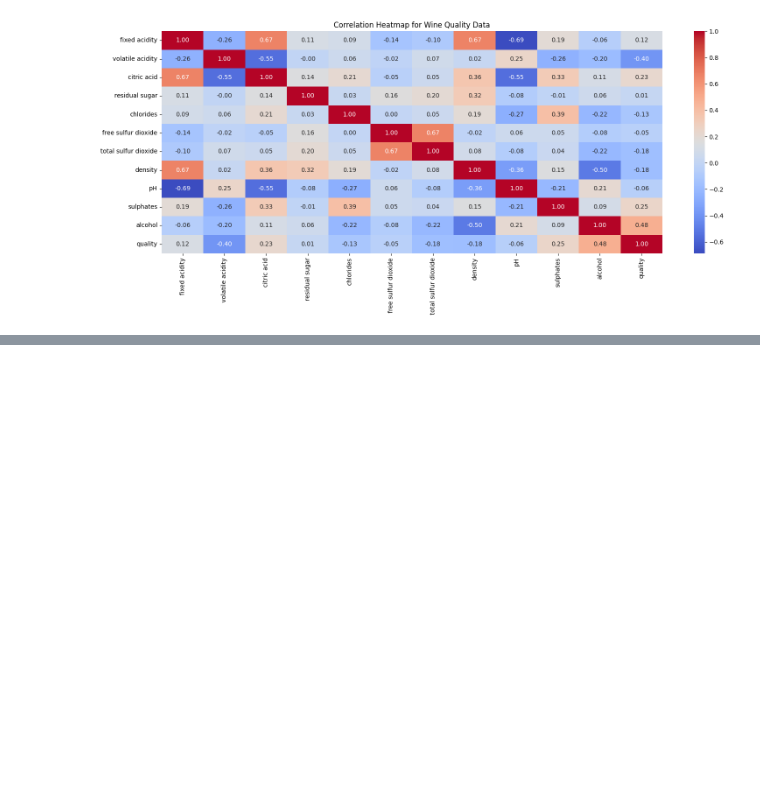
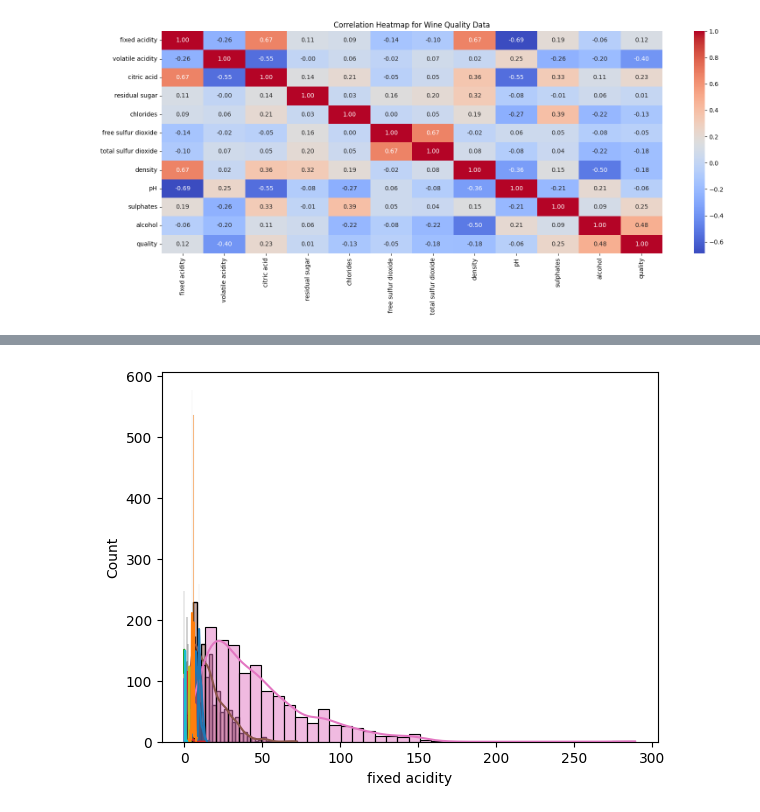
Before and after one commit to Shimul-Zahan/ML-Bootcamp, a Jupyter notebook: EDA/red_wine_data.ipynb, the cells around one changed output, grey strips where cells are left out. Cells and saved outputs as stored; diff of their text form; code cells hidden in the pictures; blank space fills up the shorter version.

```diff
--- a/EDA/red_wine_data.ipynb
+++ b/EDA/red_wine_data.ipynb
@@ -119,0 +140,6 @@ plt.show()
+# %%
+# distribution between data
+for colum in data.columns:
+    sns.histplot(data[colum],kde=True )
+# %% [output]
+[figure, added]
```
Also changed, not shown: parts of 4 cells of this notebook.
